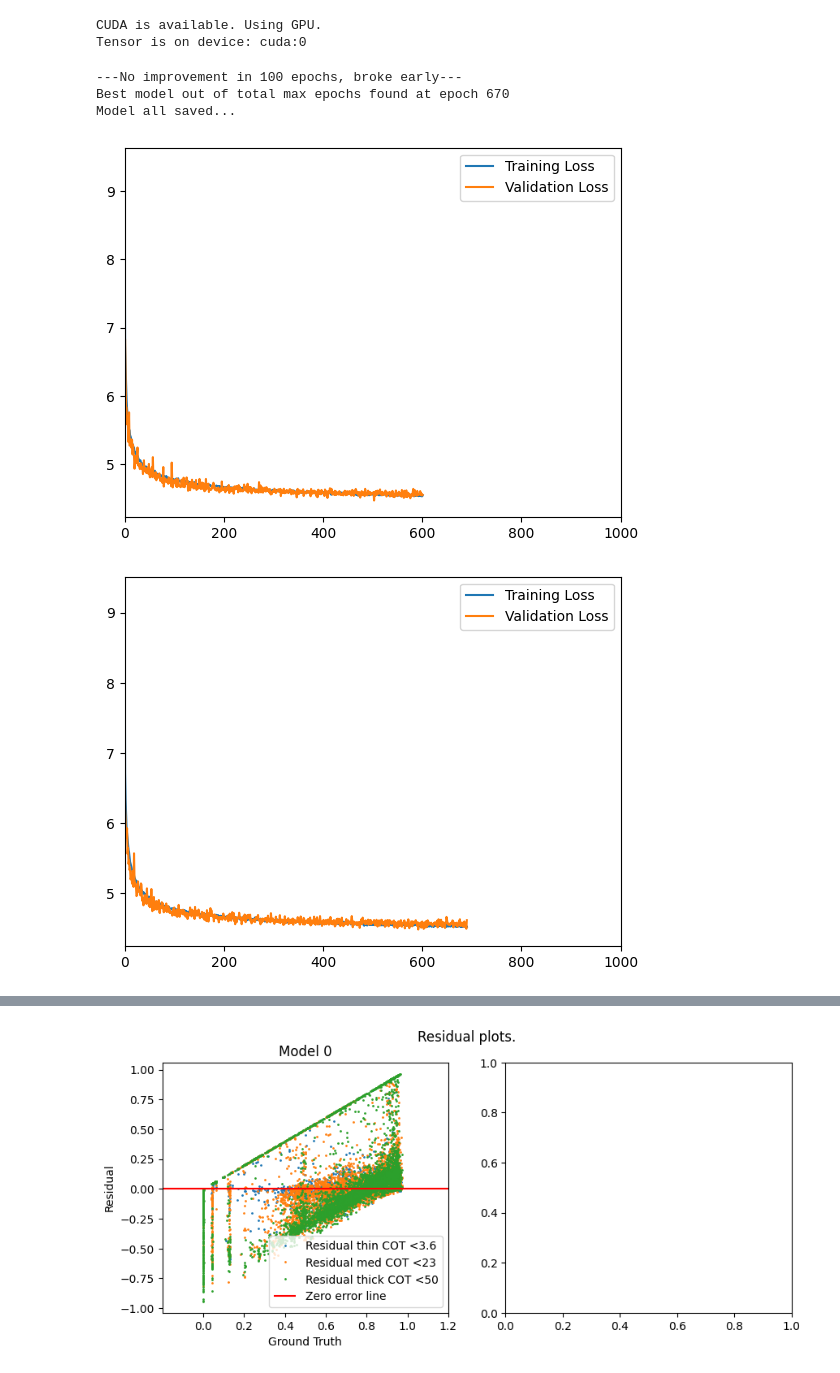
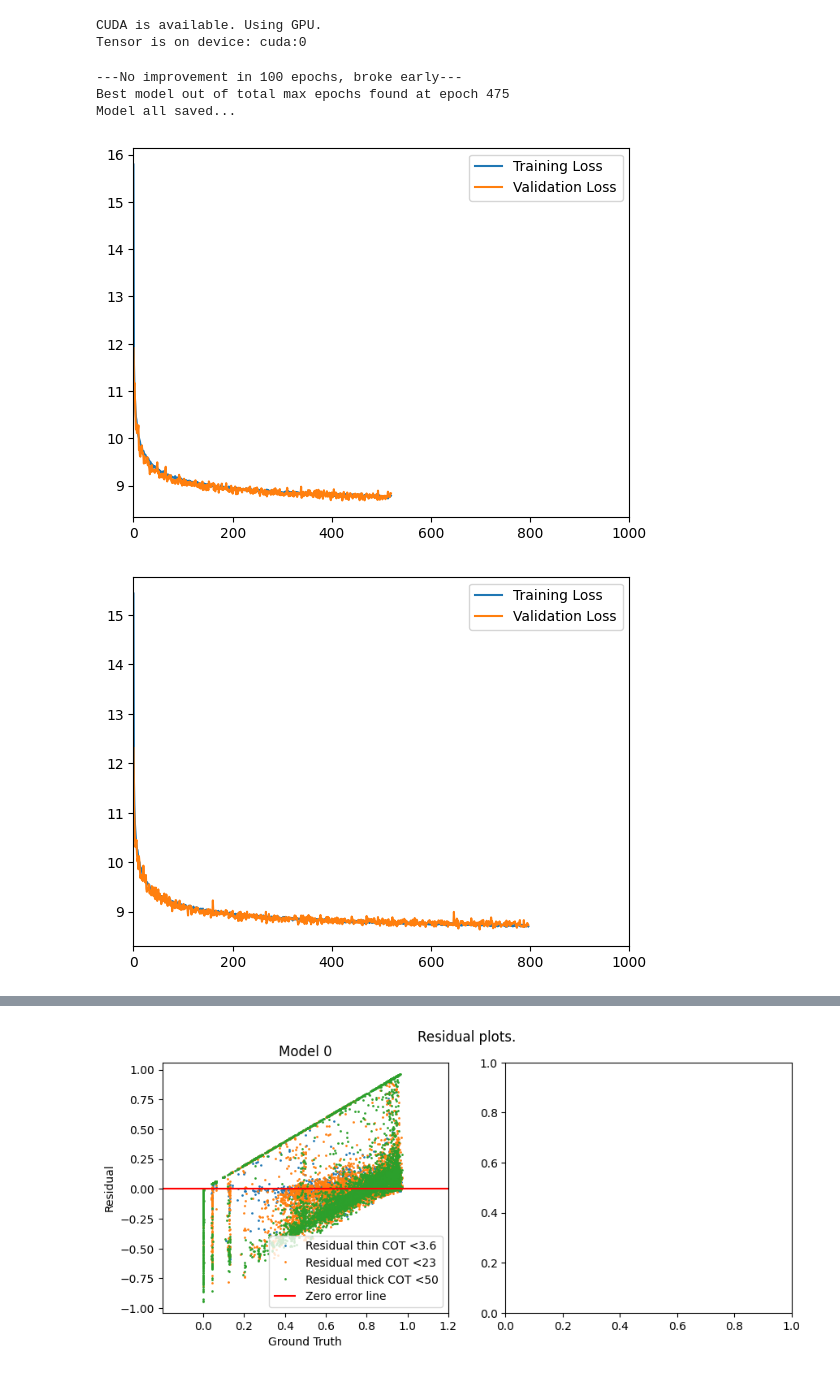
Before and after one commit to filipronn/SEEX30_Cloud_Fog, a Jupyter notebook: Cloud_rm/train_model.ipynb, the cells around one changed output, grey strips where cells are left out. Saved outputs shown, nothing was run; the diff lists cells and outputs as text; code cells hidden in the pictures.

```diff
--- a/Cloud_rm/train_model.ipynb
+++ b/Cloud_rm/train_model.ipynb
@@ -89,17 +74,17 @@ X_labels= ['Cloud_B02','Cloud_B03','Cloud_B04','Cloud_B05','Cloud_B06',
            'Cloud_B07','Cloud_B08','Cloud_B09','Cloud_B10','Cloud_B11','Cloud_B12','Cloud_B13']
 #Leave out 'GOT', 'Water_Vapor'
 #Band 1 no go.
-#y_labels=['Clear_B02','Clear_B03','Clear_B04','Clear_B05',
+y_labels=['Clear_B02','Clear_B03','Clear_B04','Clear_B05',
+              'Clear_B06','Clear_B07','Clear_B08', 'Clear_B09',
+              'Clear_B10','Clear_B11','Clear_B12','Clear_B13']
+#clear_labels=['Clear_B02','Clear_B03','Clear_B04','Clear_B05',
 #              'Clear_B06','Clear_B07','Clear_B08', 'Clear_B09',
 #              'Clear_B10','Clear_B11','Clear_B12','Clear_B13']
-clear_labels=['Clear_B02','Clear_B03','Clear_B04','Clear_B05',
-              'Clear_B06','Clear_B07','Clear_B08', 'Clear_B09',
-              'Clear_B10','Clear_B11','Clear_B12','Clear_B13']
 
-y_labels= ['OCloud_B02','OCloud_B03','OCloud_B04','OCloud_B05','OCloud_B06',
-           'OCloud_B07','OCloud_B08','OCloud_B09','OCloud_B10','OCloud_B11','OCloud_B12','OCloud_B13']
+#y_labels= ['OCloud_B02','OCloud_B03','OCloud_B04','OCloud_B05','OCloud_B06',
+#           'OCloud_B07','OCloud_B08','OCloud_B09','OCloud_B10','OCloud_B11','OCloud_B12','OCloud_B13']
 
-df[y_labels]=df[X_labels].to_numpy()-df[clear_labels].to_numpy()
+#df[y_labels]=df[X_labels].to_numpy()-df[clear_labels].to_numpy()
 
 quantiles=np.array([0.1,0.2,0.3,0.4,0.5,0.6,0.7,0.8,0.9])
 # %%
@@ -122,6 +107,8 @@ nepochs=1000
 models=[QuantileNetwork(quantiles=quantiles) for i in range(ensamble)]
 
 n_nodes_all=100
+
+"""
 sequence_all=lambda: nn.Sequential(
     nn.Linear(len(X_labels),n_nodes_all),
     nn.ReLU(),
@@ -141,34 +128,55 @@ sequence_all=lambda: nn.Sequential(
     nn.BatchNorm1d(n_nodes_all),
     nn.ReLU(),
     nn.Linear(n_nodes_all, len(quantiles)*len(y_labels)) #Output dimesion is number of quantiles times number of target variables
+)
+"""
+sequence_all=lambda: nn.Sequential(
+    nn.Linear(len(X_labels),100),
+    nn.ReLU(),
+    nn.Linear(100,60),
+    nn.BatchNorm1d(60),
+    nn.ReLU(),
+    nn.Linear(60,30),
+    nn.BatchNorm1d(30),
+    nn.ReLU(),
+    nn.Linear(30,30),
+    nn.BatchNorm1d(30),
+    nn.ReLU(),
+    nn.Linear(30,60),
+    nn.BatchNorm1d(60),
+    nn.ReLU(),
+    nn.Linear(60,100),
+    nn.BatchNorm1d(100),
+    nn.ReLU(),
+    nn.Linear(100, len(quantiles)*len(y_labels)) #Output dimesion is number of quantiles times number of target variables
 )
 
 for i,model in enumerate(models):
     main_filepath="pytorch_models/cont_test"
     model.fit(X_train.to_numpy(),y_train.to_numpy(),
             train_indices,
             validation_indices,
             batch_size=batch_size,
             nepochs=nepochs,
             sequence=sequence_all(),
             lr=0.003,
             data_norm=True,
             verbose=False,
             plot_training=True,
             early_break=True)
 
     if save:
         filepath=main_filepath+'/model'+str(i)
         os.makedirs(filepath,exist_ok=True)
         torch.save(model,filepath+'/model_file')
         print("Model all saved...")
 if save:
     X_test.to_csv(main_filepath+'/xtest.csv',index=True)
     y_test.to_csv(main_filepath+'/ytest.csv',index=True)
     df.to_csv(main_filepath+'/df.csv',index=True)
 # %% [output]
 ---No improvement in 100 epochs, broke early---
-Best model out of total max epochs found at epoch 670
+Best model out of total max epochs found at epoch 475
 Model all saved...
-[figure, old version]
+[figure, new version]
-[figure, old version]
+[figure, new version]
```
Also changed, not shown: parts of 2 cells of this notebook, 19 other files.
